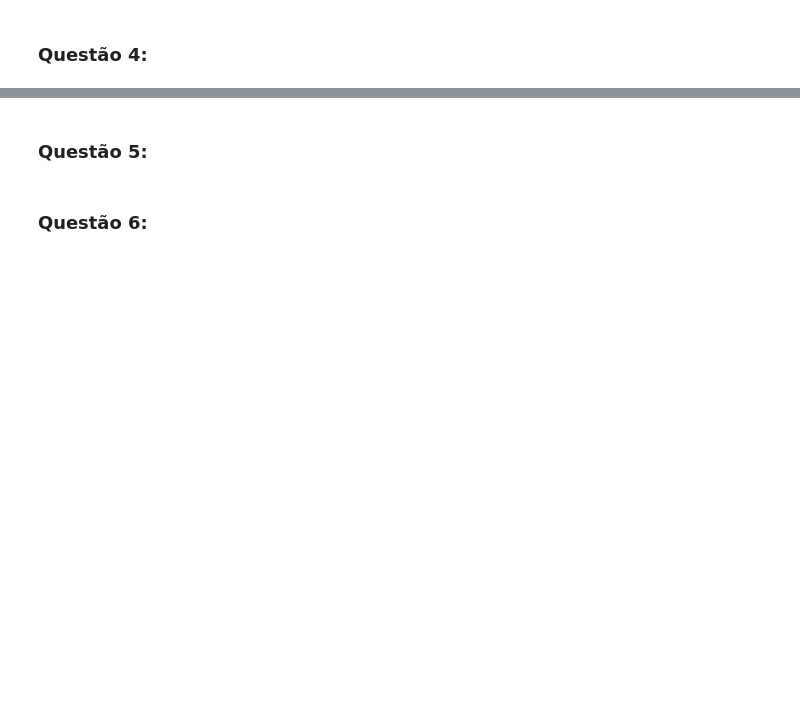
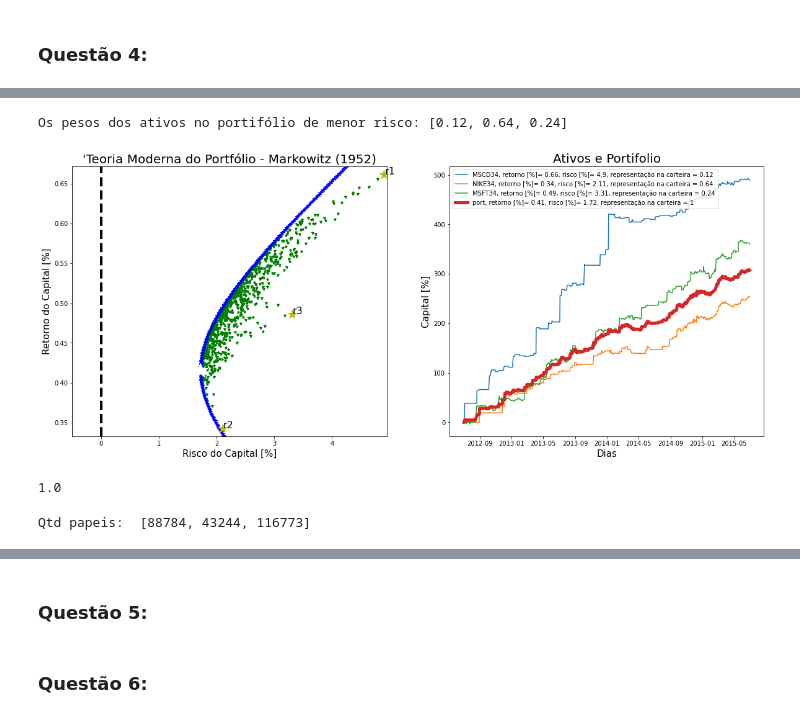
Before and after one commit to lucianosz7/PSF-Harry_Markowitz, a Jupyter notebook: Primeira_Atividade_Prática_Avaliativa_questao01_feita.ipynb, the cells around one changed output, grey strips where cells are left out. Saved outputs shown, nothing was run; the diff lists cells and outputs as text; code cells hidden in the pictures; blank space fills up the shorter version.

```diff
--- a/Primeira_Atividade_Prática_Avaliativa_questao01_feita.ipynb
+++ b/Primeira_Atividade_Prática_Avaliativa_questao01_feita.ipynb
@@ -414,0 +455,4 @@ Text(0.5, 0, 'Risco do Capital [%]')
+# %%
+# retornos
+melhoresAtivos = train_return_pct[bests]
+melhoresAtivos
@@ -414,0 +475,74 @@ Text(0.5, 0, 'Risco do Capital [%]')
+# %%
+def TPM_Menor_Risco(ret):
+    C=ret.cov()
+    MU=ret.mean()
+    ONE=np.ones(len(ret.columns))
+    d=np.dot(pd.DataFrame(ONE).transpose(),np.dot(np.linalg.inv(C),pd.DataFrame(ONE)))
+    q_minrisk=np.dot(np.linalg.inv(C),pd.DataFrame(ONE))/d
+    mu_minrisk=np.dot(q_minrisk.transpose(),MU.values)
+    risk_minrisk=(np.dot(np.dot(pd.DataFrame(q_minrisk).transpose(),C),pd.DataFrame(q_minrisk)))**0.5
+    return q_minrisk,mu_minrisk,risk_minrisk
+
+q_minrisk,mu_minrisk,risk_minrisk = TPM_Menor_Risco(ret=melhoresAtivos)
+# %%
+fig = plt.subplots(figsize=(20,8))
+ax1=plt.subplot(1,2, 1)
+
+for p in range(0,len(retp)):
+    plt.plot(risp[p], retp[p], 'g*', markersize=5.0)
+#plt.plot(100*risk_minrisk,100*mu_minrisk,'k*',markersize=15.0)
+
+ax1.plot(risk_at_target_mus,target_mus,'b*')
+ax1.plot(risk_minrisk,mu_minrisk,'w*',markersize=25)
+
+plt.axis([-0.5,np.max(SIG)+0.05,np.min(MU)-0.01,np.max(MU)+.01])
+ax1.axvline(x= 0, color= 'k',linestyle='dashed',linewidth=4)
+for p in range(0,len(SIG)):
+    plt.plot(SIG[p], MU[p], 'y*', markersize=15.0)
+    plt.text(SIG[p]+0.01, MU[p],'r'+str(p+1) , fontsize=16)
+
+ret=melhoresAtivos
+ret['port']=pd.DataFrame(ret*[q_minrisk[i][0] for i in range(len(q_minrisk))]).sum(axis=1)
+pesos=[q_minrisk[i][0] for i in range(len(q_minrisk))]+[1]
+ax1.set_xlabel("Risco do Capital [%]",fontsize=15)
+ax1.set_ylabel('Retorno do Capital [%]',fontsize=15)
+ax1.set_title("'Teoria Moderna do Portfólio - Markowitz (1952)",fontsize=20)
+
+ax2=plt.subplot(1,2, 2)
+
+for i in range(len(ret.columns)):
+    labeldf=ret.columns[i]+", retorno [%]= "+str(round(ret.mean()[i],2)) +", risco [%]= "+str(round(ret.std()[i],2))
+    if i!=max(range(len(ret.columns))):
+        ax2.plot(ret[ret.columns[i]].cumsum(),label=labeldf+", representação na carteira = "+str(round(pesos[i],2)))
+    if i==max(range(len(ret.columns))):
+        ax2.plot(ret[ret.columns[i]].cumsum(),linewidth=5.0,label=labeldf+", representação na carteira = "+str(round(pesos[i],2)))
+ax2.legend(loc='upper left')
+
+
+ax2.set_xlabel("Dias",fontsize=15)
+ax2.set_ylabel('Capital [%]',fontsize=15)
+ax2.set_title("Ativos e Portifolio",fontsize=20)
+print()
+print('Os pesos dos ativos no portifólio de menor risco:',[round(q_minrisk[i][0],2) for i in range(len(q_minrisk))])
+print()
+
+
+ret=ret.drop(columns=['port'])
+# %% [output]
+Os pesos dos ativos no portifólio de menor risco: [0.12, 0.64, 0.24]
+[figure, added]
+# %%
+pesos = [round(q_minrisk[i][0],2) for i in range(len(q_minrisk))]
+np.sum(pesos)
+# %% [output]
+1.0
+# %%
+capital = 100000
+
+st_in_1 = round(pesos[0]*capital/ativos[ativos.columns[0]].iloc[0])
+st_in_2 = round(pesos[1]*capital/ativos[ativos.columns[1]].iloc[0])
+st_in_3 = round(pesos[2]*capital/ativos[ativos.columns[2]].iloc[0])
+st_in = [st_in_1,st_in_2,st_in_3]
+print('Qtd papeis: ', st_in)
+# %% [output]
+Qtd papeis:  [88784, 43244, 116773]
```
Also changed, not shown: parts of 22 cells of this notebook.
